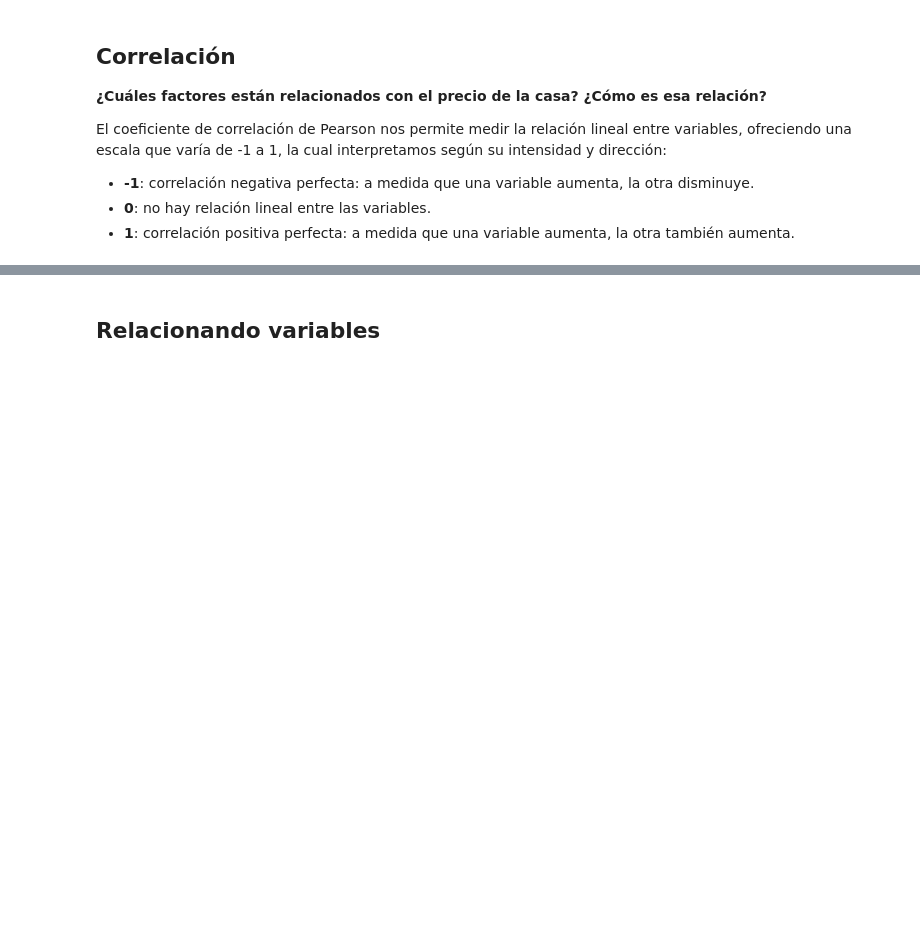
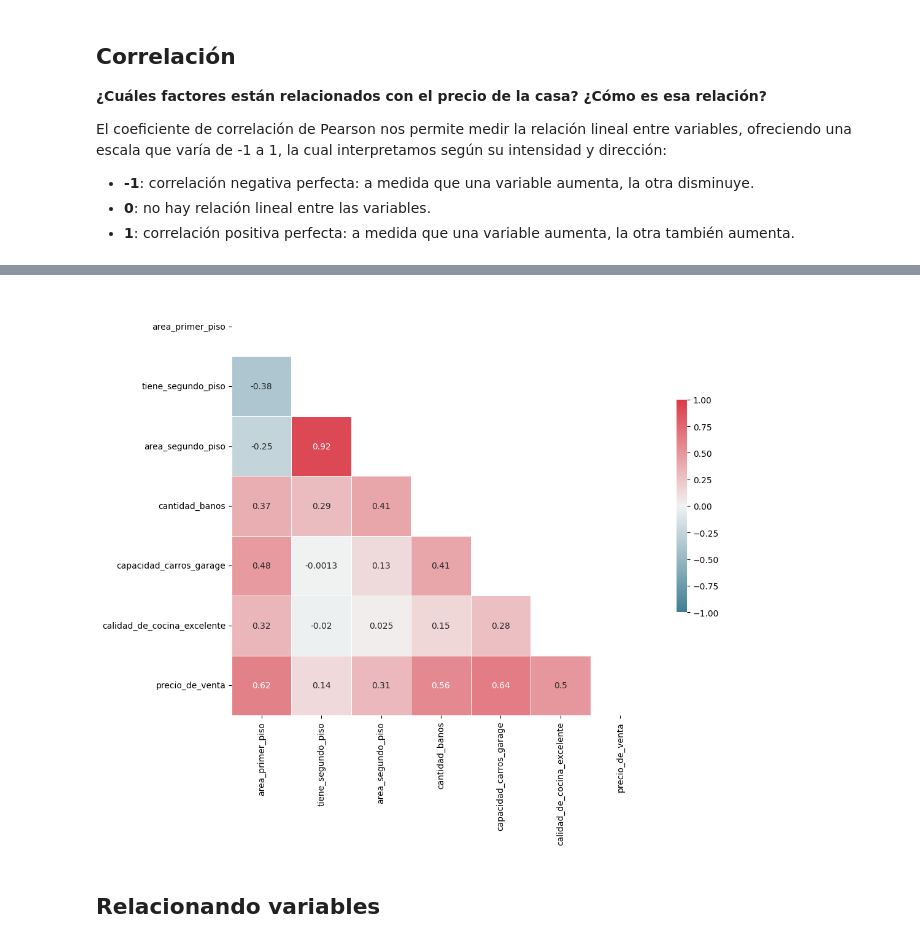
Before and after one commit to lukitasmois/2145-data-science-probando-relaciones-con-regresion-lineal, a Jupyter notebook: precios_de_inmuebles_regresion_lineal.ipynb, the cells around one changed output, grey strips where cells are left out. Cells and saved outputs as stored; diff of their text form; code cells hidden in the pictures; blank space fills up the shorter version.

Commit message:
01.05. Agrego mapa de calor de las correlaciones entre las variables que afecten al precio de venta

```diff
--- a/precios_de_inmuebles_regresion_lineal.ipynb
+++ b/precios_de_inmuebles_regresion_lineal.ipynb
@@ -69,3 +69,4 @@ El coeficiente de correlación de Pearson nos permite medir la relación lineal
 * **1**: correlación positiva perfecta: a medida que una variable aumenta, la otra también aumenta.
 # %%
 # Correlación
+corr = datos.corr()
@@ -75,3 +85,28 @@ El coeficiente de correlación de Pearson nos permite medir la relación lineal
+# %%
+# Actividad
+import numpy as np
+import matplotlib.pyplot as plt
+import seaborn as sns
+
+# ¿Qué factores están más correlacionados?
+
+# Generar una máscara para el triángulo superior
+mascara = np.zeros_like(corr, dtype=bool)
+mascara[np.triu_indices_from(mascara)] = True
+
+# Configurar la figura de matplotlib
+f, ax = plt.subplots(figsize=(11, 9))
+
+# Generar el mapa de calor (heatmap)
+cmap = sns.diverging_palette(220, 10, as_cmap=True)
+
+sns.heatmap(corr, mask=mascara, cmap=cmap, vmax=1, vmin=-1, center=0,
+            square=True, linewidths=.5, annot=True, cbar_kws={"shrink": .5})
+
+# Mostrar el mapa de calor (heatmap)
+plt.show()
+# %% [output]
+[figure, added]
 # %% [markdown]
 ## Relacionando variables
 # %%
```
Also changed, not shown: parts of 2 cells of this notebook.
